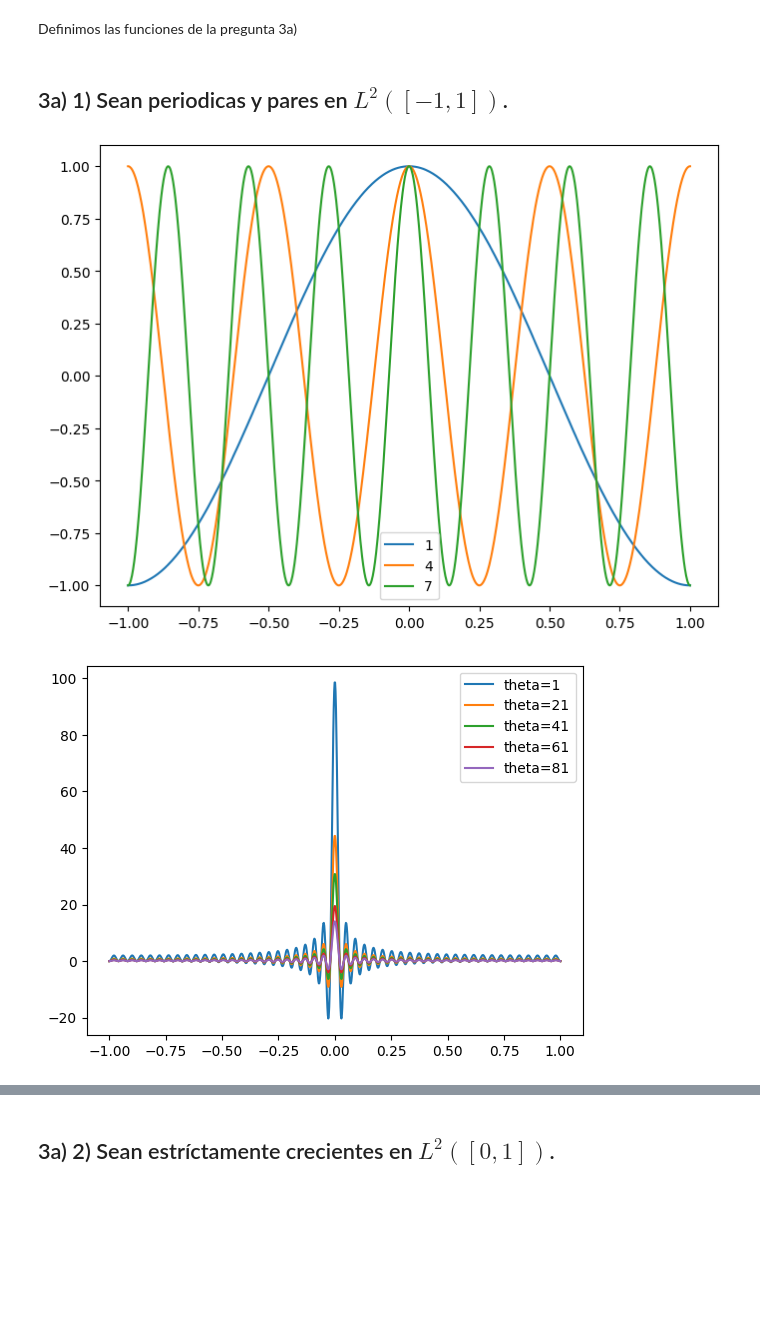
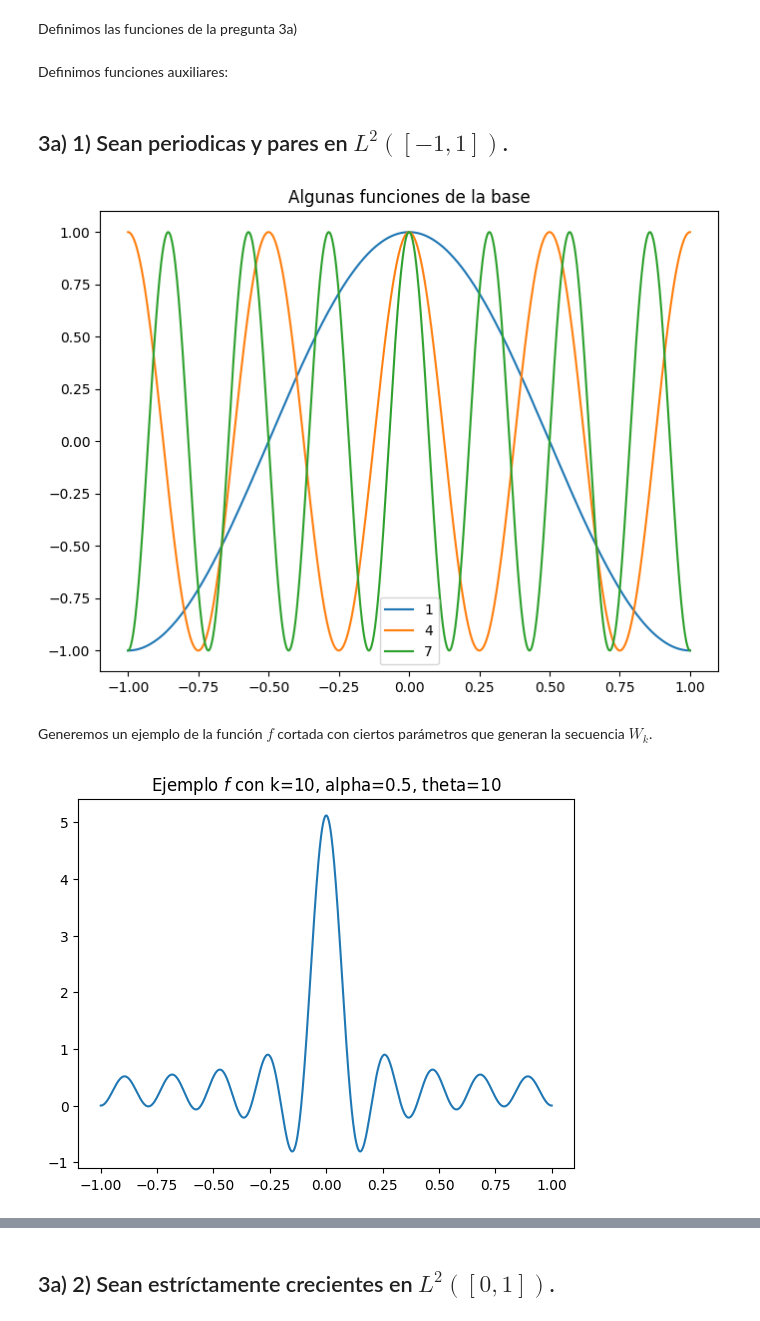
Before and after one commit to AlejandroVillazonG/MAT468, a Jupyter notebook: certamen/P3/P3_b.ipynb, the cells around one changed output, grey strips where cells are left out. Drawn from its saved outputs; the diff is of its cells as text; code cells hidden in the pictures; blank space fills up the shorter version.

Commit message:
cambio formato funciones
Signed-off-by: AlejandroVillazonG <alejandro.villazon@usm.cl>

```diff
--- a/certamen/P3/P3_b.ipynb
+++ b/certamen/P3/P3_b.ipynb
@@ -22,3 +22,5 @@ def simular_seq_S_k(k, alpha, theta):
 def simular_seq_W_k(k, alpha, theta):
     Ss_k = simular_seq_S_k(k, alpha, theta)
     return np.array([Ss_k[i-1] * np.prod(1-Ss_k[:(i-1)]) for i in range(1,k+1)])
+# %% [markdown]
+Definimos funciones auxiliares:
@@ -25,13 +35,14 @@ def simular_seq_W_k(k, alpha, theta):
 # %% [markdown]
 ## 3a) 1) Sean periodicas y pares en $L^2([−1,1])$.
 # %%
-cos_k = np.vectorize(lambda t, k: np.cos(np.pi * k * t))
+cos = lambda k: np.vectorize(lambda x: np.cos(np.pi * k * x))
 # %%
 x = np.linspace(-1,1,1_000)
+
 plt.figure(figsize=(8,6))
 for k in range(1,10,3):
-    plt.plot(x, cos_k(x, k), label=f'{k}')
+    plt.plot(x, cos(k)(x), label=f'{k}')
 plt.legend()
-plt.show()
+plt.title('Algunas funciones de la base');
 # %% [output]
-[figure, old version]
+[figure, new version]
@@ -43,12 +49,12 @@ f = lambda x, W_ks: sum([W_k * cos_k(x, i) for i in range(k) for W_k in W_ks])
+# %% [markdown]
+Generemos un ejemplo de la función $f$ cortada con ciertos parámetros que generan la secuencia $W_k$.
 # %%
-k = 50
-alpha = 0.5
-thetas = np.arange(1,100,20)
-x = np.linspace(-1,1,100)
+k, alpha, theta = 10, 0.5, 10
 
-for theta in thetas:
-    W_ks = simular_seq_W_k(k, alpha, theta)
-    plt.plot(x, f(x, W_ks), label = f'{theta=}')
-plt.legend();
+f = gen_f(cos, k, alpha, theta)
+
+x = np.linspace(-1,1,1_000)
+plt.plot(x, f(x))
+plt.title(f'Ejemplo $f$ con {k=}, {alpha=}, {theta=}');
 # %% [output]
-[figure, old version]
+[figure, new version]
```
Also changed, not shown: parts of 7 cells of this notebook.
